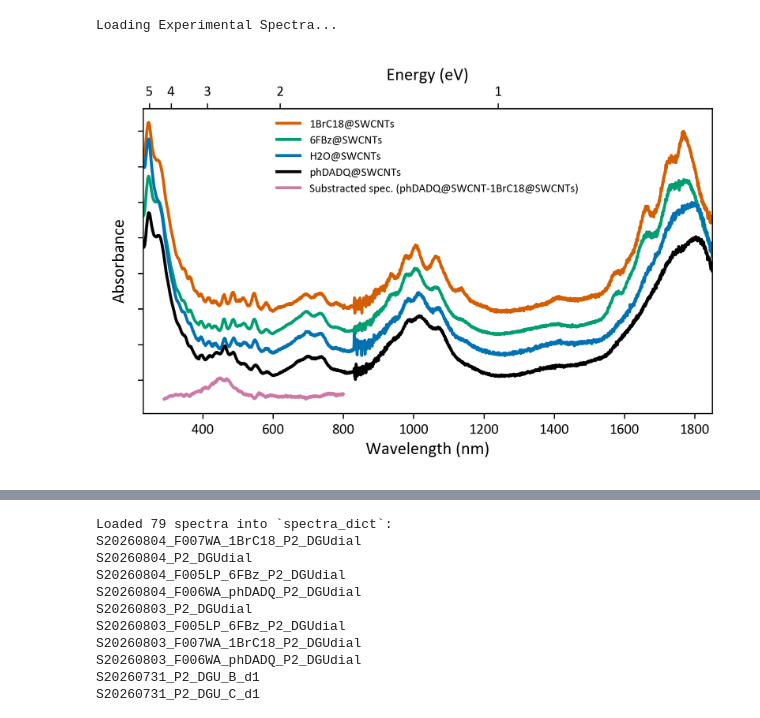
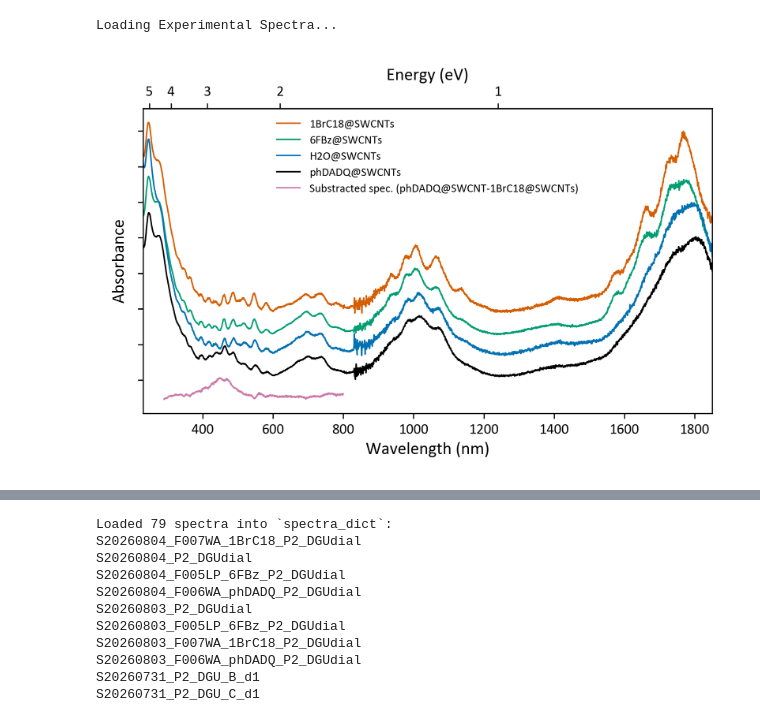
Before and after one commit to CristianMB/DataAnalysis_PhD_FUB, a Jupyter notebook: UVvisNIR/UVvisNIR_PostDial/2608_Abs_Refactored_NTFiguresMAINALLPROBLEMSFIXED.ipynb, the cells around one changed output, grey strips where cells are left out. Drawn from its saved outputs; the diff is of its cells as text; code cells hidden in the pictures.

```diff
--- a/UVvisNIR/UVvisNIR_PostDial/2608_Abs_Refactored_NTFiguresMAINALLPROBLEMSFIXED.ipynb
+++ b/UVvisNIR/UVvisNIR_PostDial/2608_Abs_Refactored_NTFiguresMAINALLPROBLEMSFIXED.ipynb
@@ -357,34 +357,34 @@ poster_style = {
     "title_size": 12,
     "label_size": 12,
     "legend_size": 8,
-    "line_width": 2,
+    "line_width": 1,
     "font_family": "Calibri",
     "grid": False,
     "colors": ["#0072B2", "#E69F00", "#009E73", "#CC79A7", "#56B4E9", "#D55E00", "#F0E442"],
     "linestyles": ["-", "--", "-.", ":"]
 }
 
 
 PlotSpectra(
     spectra_list=Selection,
     mode="WE",
     offset_step=-0.6,
     ylabel="Absorbance",
     hide_yticks=True,
     xmax=1850,
     xmin=230,
     style=poster_style,
     )
 
 
 
 #picos = [418, 461.50, 486, 514.0, 545.5, 582, 935, 979.5, 1005.5, 1063, 1136.5]
 picos = [935,979,1005,1063,1136,1583,1660,1727,1768]
 
 for xi in picos:
     # Usamos ax1.axvline en lugar de plt.axvline
     plt.axvline(x=xi, linewidth=0.5, linestyle='--', color='black', alpha=0.7, zorder=0)
 
 #Peaks = FindExtrema(Selection[0], mode="maxima", distance=10, prominence=0.1, xmin=900, xmax=1840)
 # %% [output]
-[figure, old version]
+[figure, new version]
```
Also changed, not shown: parts of 3 cells of this notebook, 3 other files.
